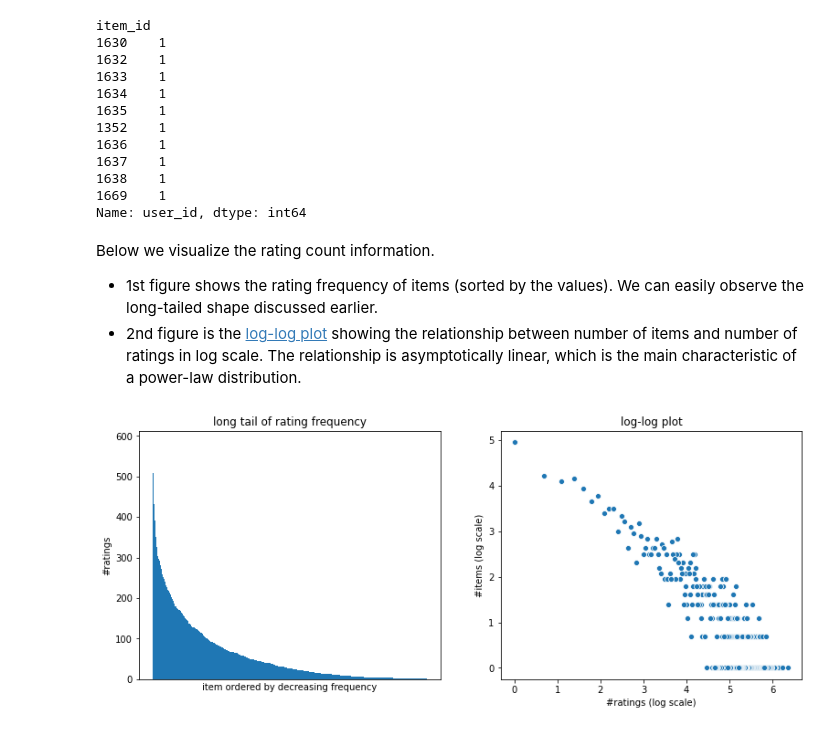
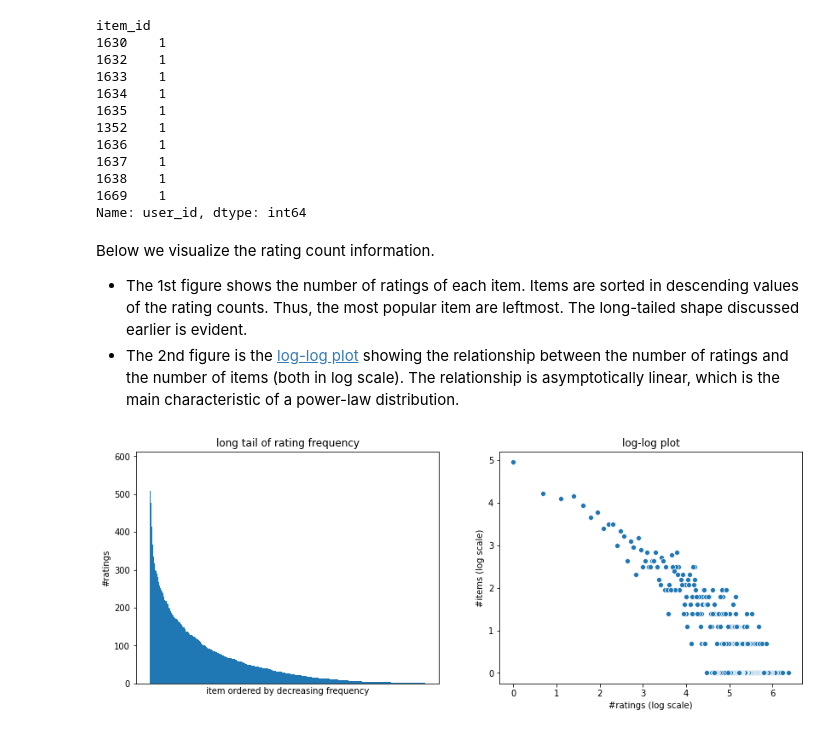
Before and after one commit to PreferredAI/tutorials, a Jupyter notebook: recommender-systems/01_intro.ipynb, the cells around one changed output. Cells and saved outputs as stored; diff of their text form; code cells hidden in the pictures.

```diff
--- a/recommender-systems/01_intro.ipynb
+++ b/recommender-systems/01_intro.ipynb
@@ -148,20 +161,20 @@ Name: user_id, dtype: int64
 # %% [markdown]
 Below we visualize the rating count information.
 
-*   1st figure shows the rating frequency of items (sorted by the values).  We can easily observe the long-tailed shape discussed earlier.
-*   2nd figure is the [log-log plot](https://en.wikipedia.org/wiki/Log%E2%80%93log_plot) showing the relationship between number of items and number of ratings in log scale.   The relationship is asymptotically linear, which is the main characteristic of a power-law distribution.
+*   The 1st figure shows the number of ratings of each item. Items are sorted in descending values of the rating counts. Thus, the most popular item are leftmost.  The long-tailed shape discussed earlier is evident.
+*   The 2nd figure is the [log-log plot](https://en.wikipedia.org/wiki/Log%E2%80%93log_plot) showing the relationship between the number of ratings and the number of items (both in log scale).   The relationship is asymptotically linear, which is the main characteristic of a power-law distribution.
 # %%
-fig, axes = plt.subplots(nrows=1, ncols=2, figsize=(13, 5))
+fig, axes = plt.subplots(nrows=1, ncols=2, figsize=(14, 5))
 
 axes[0].bar(x=item_rate_count.index, height=item_rate_count.values, width=1.0, align="edge")
 axes[0].set_xticks([])
 axes[0].set(title="long tail of rating frequency",
             xlabel="item ordered by decreasing frequency",
             ylabel="#ratings")
 
 count = item_rate_count.value_counts()
 sns.scatterplot(x=np.log(count.index), y=np.log(count.values), ax=axes[1])
 axes[1].set(title="log-log plot", xlabel="#ratings (log scale)", ylabel="#items (log scale)");
 # %% [output]
-[figure, old version]
+[figure, new version]
 # %% [markdown]
```
Also changed, not shown: parts of 15 cells of this notebook.
